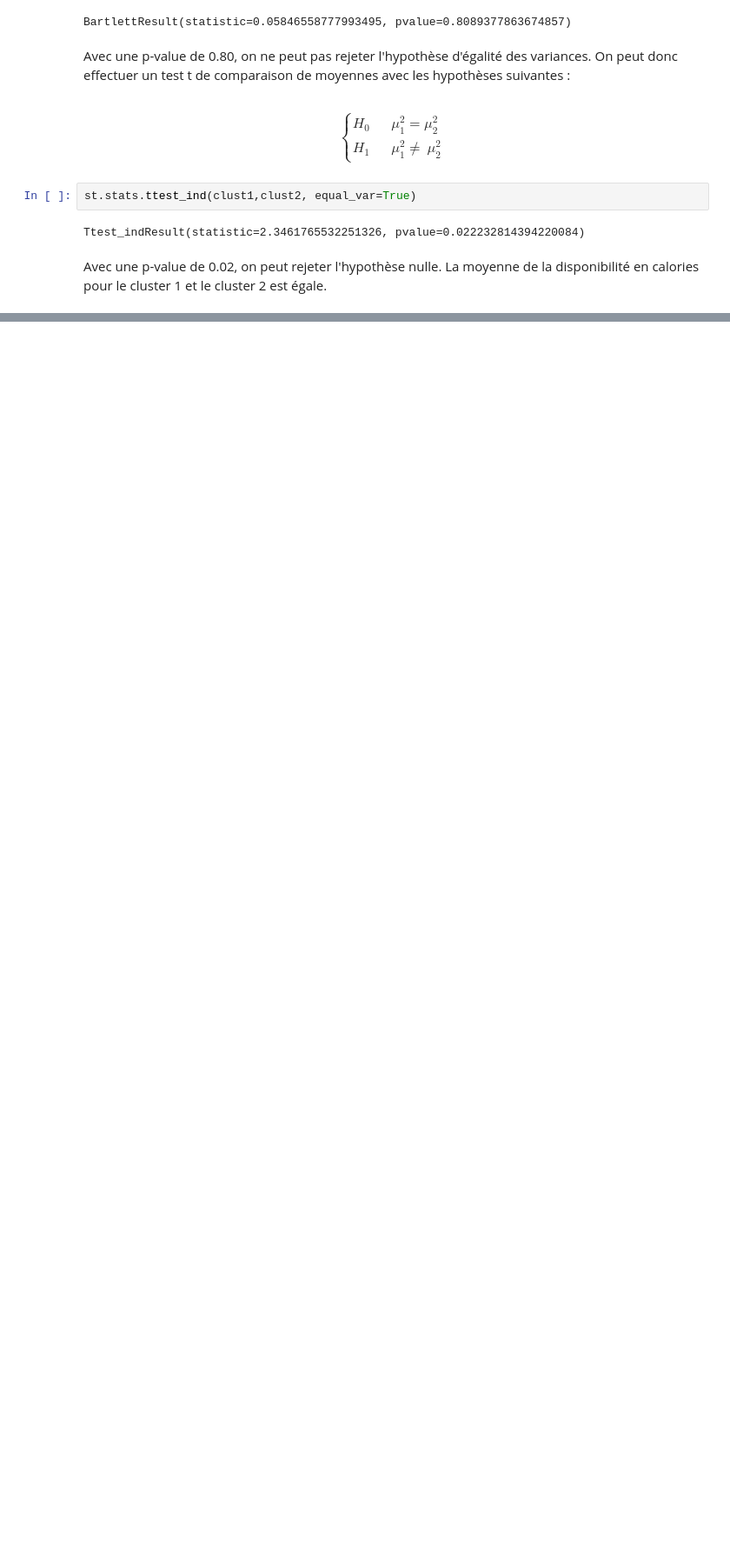
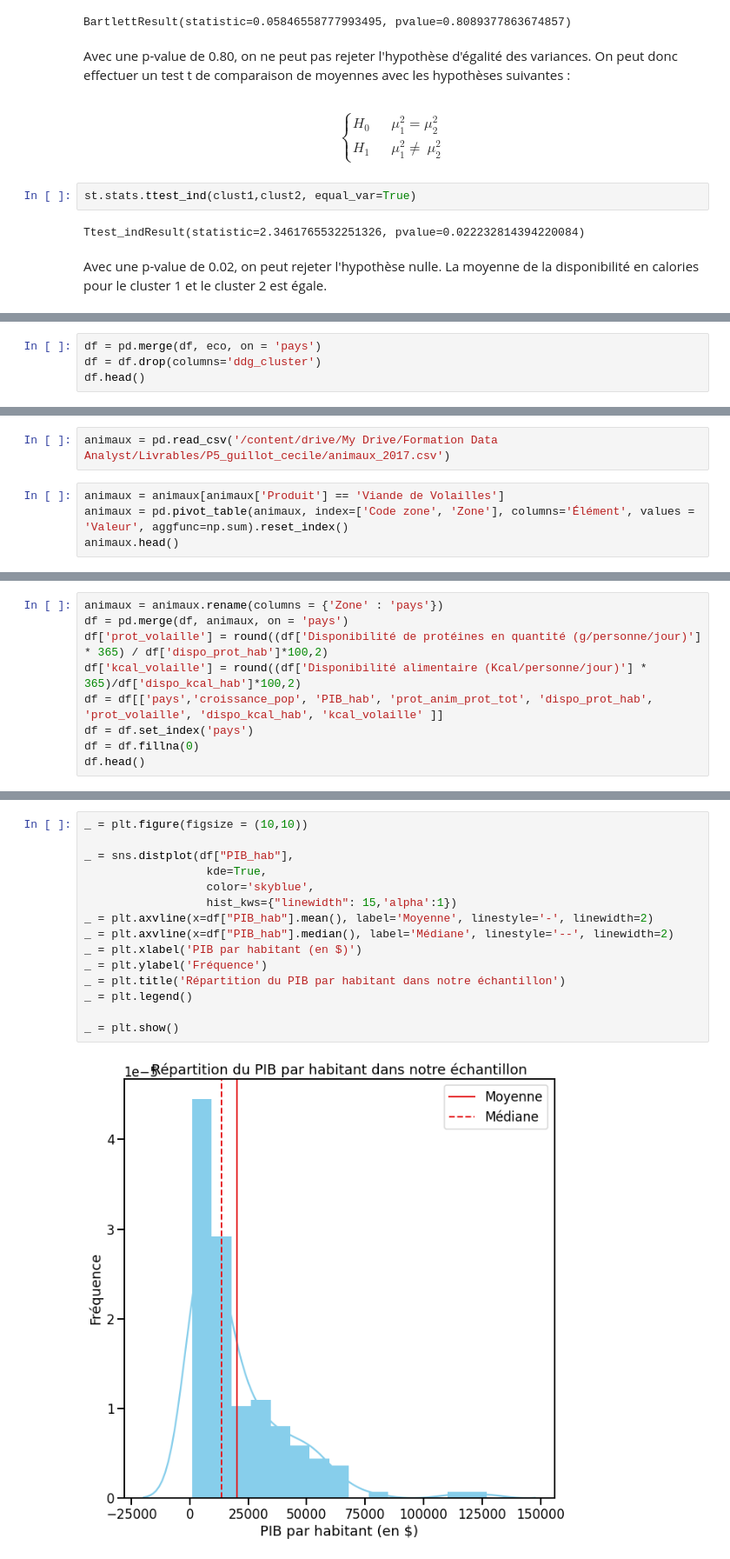
Before and after one commit to Sylvariane/etude_marche, a Jupyter notebook: P5_02_code.ipynb, the cells around one changed output, grey strips where cells are left out. Shown at 87% size. Drawn from its saved outputs; the diff is of its cells as text; blank space fills up the shorter version.

```diff
--- a/P5_02_code.ipynb
+++ b/P5_02_code.ipynb
@@ -733,0 +756,4 @@ Avec une p-value de 0.02, on peut rejeter l'hypothèse nulle. La moyenne de la d
+# %%
+df = pd.merge(df, eco, on = 'pays')
+df = df.drop(columns='ddg_cluster')
+df.head()
@@ -733,0 +771,6 @@ Avec une p-value de 0.02, on peut rejeter l'hypothèse nulle. La moyenne de la d
+# %%
+animaux = pd.read_csv('/content/drive/My Drive/Formation Data Analyst/Livrables/P5_guillot_cecile/animaux_2017.csv')
+# %%
+animaux = animaux[animaux['Produit'] == 'Viande de Volailles']
+animaux = pd.pivot_table(animaux, index=['Code zone', 'Zone'], columns='Élément', values = 'Valeur', aggfunc=np.sum).reset_index()
+animaux.head()
@@ -733,0 +784,9 @@ Avec une p-value de 0.02, on peut rejeter l'hypothèse nulle. La moyenne de la d
+# %%
+animaux = animaux.rename(columns = {'Zone' : 'pays'})
+df = pd.merge(df, animaux, on = 'pays')
+df['prot_volaille'] = round((df['Disponibilité de protéines en quantité (g/personne/jour)'] * 365) / df['dispo_prot_hab']*100,2)
+df['kcal_volaille'] = round((df['Disponibilité alimentaire (Kcal/personne/jour)'] * 365)/df['dispo_kcal_hab']*100,2)
+df = df[['pays','croissance_pop', 'PIB_hab', 'prot_anim_prot_tot', 'dispo_prot_hab', 'prot_volaille', 'dispo_kcal_hab', 'kcal_volaille' ]]
+df = df.set_index('pays')
+df = df.fillna(0)
+df.head()
@@ -733,0 +820,17 @@ Avec une p-value de 0.02, on peut rejeter l'hypothèse nulle. La moyenne de la d
+# %%
+_ = plt.figure(figsize = (10,10))
+
+_ = sns.distplot(df["PIB_hab"],
+                  kde=True,
+                  color='skyblue',
+                  hist_kws={"linewidth": 15,'alpha':1})
+_ = plt.axvline(x=df["PIB_hab"].mean(), label='Moyenne', linestyle='-', linewidth=2)
+_ = plt.axvline(x=df["PIB_hab"].median(), label='Médiane', linestyle='--', linewidth=2)
+_ = plt.xlabel('PIB par habitant (en $)')
+_ = plt.ylabel('Fréquence')
+_ = plt.title('Répartition du PIB par habitant dans notre échantillon')
+_ = plt.legend()
+
+_ = plt.show()
+# %% [output]
+[figure, added]
```
Also changed, not shown: parts of 66 cells of this notebook.
